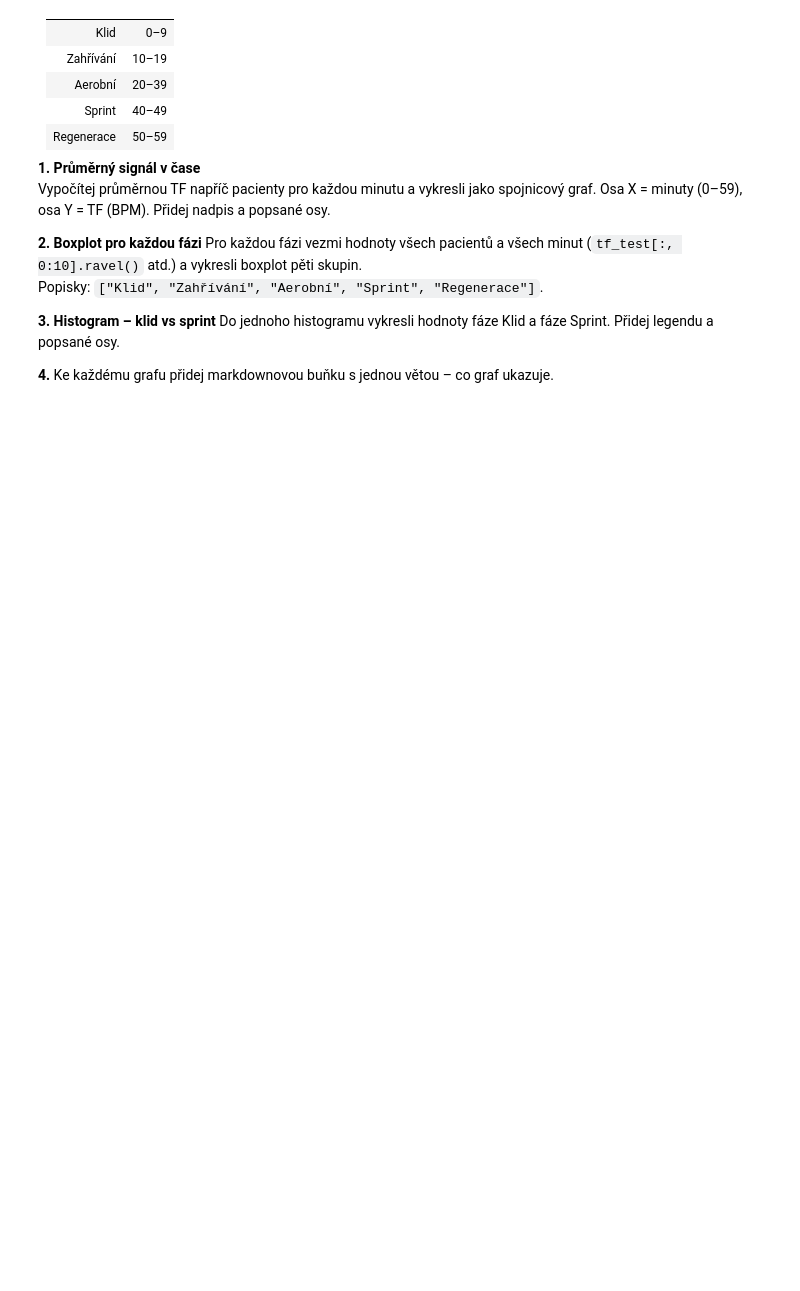
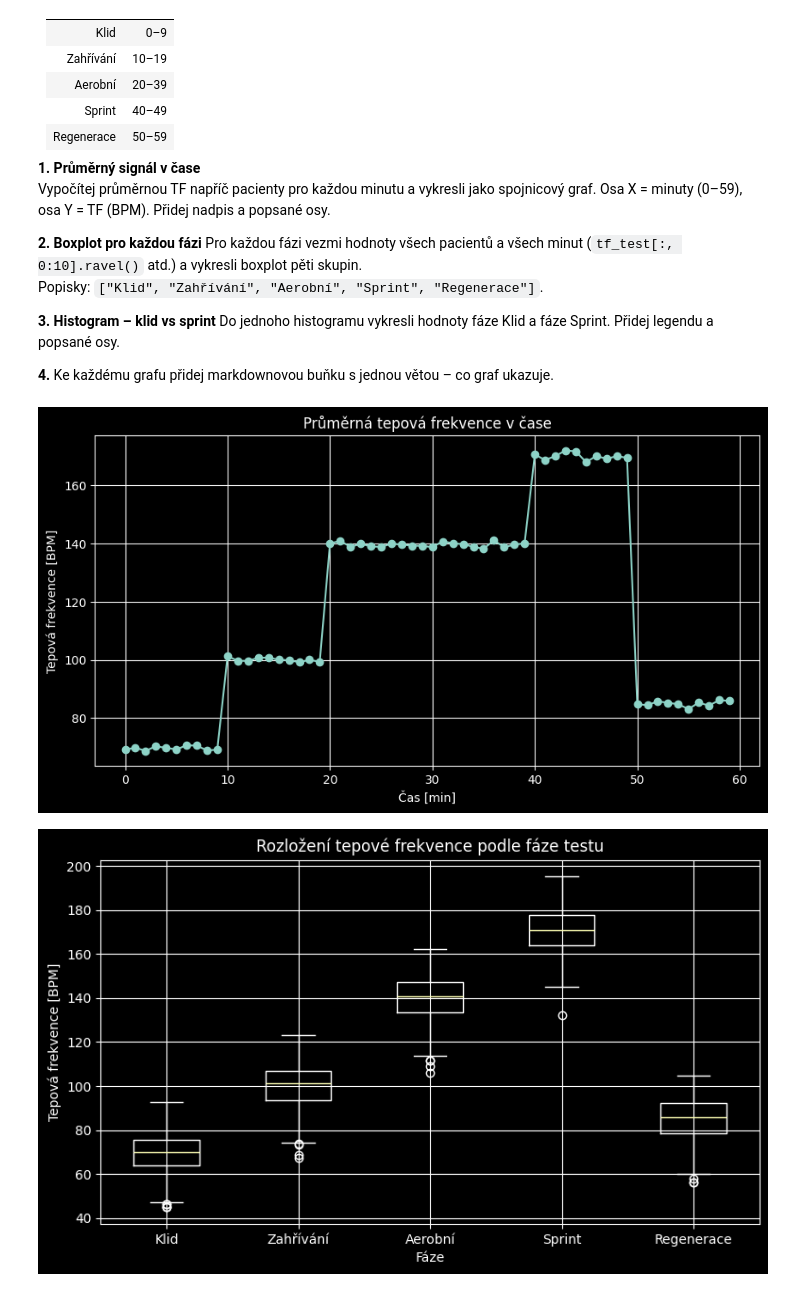
Before and after one commit to DimonTheCloud/prg-exercise-12, a Jupyter notebook: cviceni_12_matplotlib.ipynb, the cells around one changed output. Drawn from its saved outputs; the diff is of its cells as text; code cells hidden in the pictures; blank space fills up the shorter version.

```diff
--- a/cviceni_12_matplotlib.ipynb
+++ b/cviceni_12_matplotlib.ipynb
@@ -176,15 +190,50 @@ Přidej legendu a popsané osy.
 # %%
 # tf_test.shape == (30, 60)
 # Fáze: Klid 0–9, Zahřívání 10–19, Aerobní 20–39, Sprint 40–49, Regenerace 50–59
 
 # 1. Průměrná TF v čase (signál)
+prumer_tf = np.mean(tf_test, axis=0)
 
+minuty = np.arange(60)
+
+plt.figure(figsize=(10, 5))
+plt.plot(minuty, prumer_tf, marker="o")
+plt.title("Průměrná tepová frekvence v čase")
+plt.xlabel("Čas [min]")
+plt.ylabel("Tepová frekvence [BPM]")
+plt.grid(True)
+plt.show()
 
 # 2. Boxplot – 5 fází
-faze_data   = [tf_test[:, 0:10].ravel(), tf_test[:, 10:20].ravel(),
-               tf_test[:, 20:40].ravel(), tf_test[:, 40:50].ravel(),
-               tf_test[:, 50:60].ravel()]
-faze_labels = ["Klid", "Zahřívání", "Aerobní", "Sprint", "Regenerace"]
+klid = tf_test[:, 0:10].ravel()
+zahrivani = tf_test[:, 10:20].ravel()
+aerobni = tf_test[:, 20:40].ravel()
+sprint = tf_test[:, 40:50].ravel()
+regenerace = tf_test[:, 50:60].ravel()
 
+data_faze = [klid, zahrivani, aerobni, sprint, regenerace]
+popisky = ["Klid", "Zahřívání", "Aerobní", "Sprint", "Regenerace"]
+
+plt.figure(figsize=(9, 5))
+plt.boxplot(data_faze, tick_labels=popisky)
+plt.title("Rozložení tepové frekvence podle fáze testu")
+plt.xlabel("Fáze")
+plt.ylabel("Tepová frekvence [BPM]")
+plt.grid(True)
+plt.show()
 
 # 3. Histogram – klid vs sprint
+
+plt.figure(figsize=(9, 5))
+plt.hist(klid, bins=15, alpha=0.6, label="Klid")
+plt.hist(sprint, bins=15, alpha=0.6, label="Sprint")
+
+plt.title("Porovnání tepové frekvence: klid vs sprint")
+plt.xlabel("Tepová frekvence [BPM]")
+plt.ylabel("Počet hodnot")
+plt.legend()
+plt.grid(True)
+plt.show()
+# %% [output]
+[figure, added]
+[figure, added]
```
Also changed, not shown: parts of 8 cells of this notebook, 3 other files.
